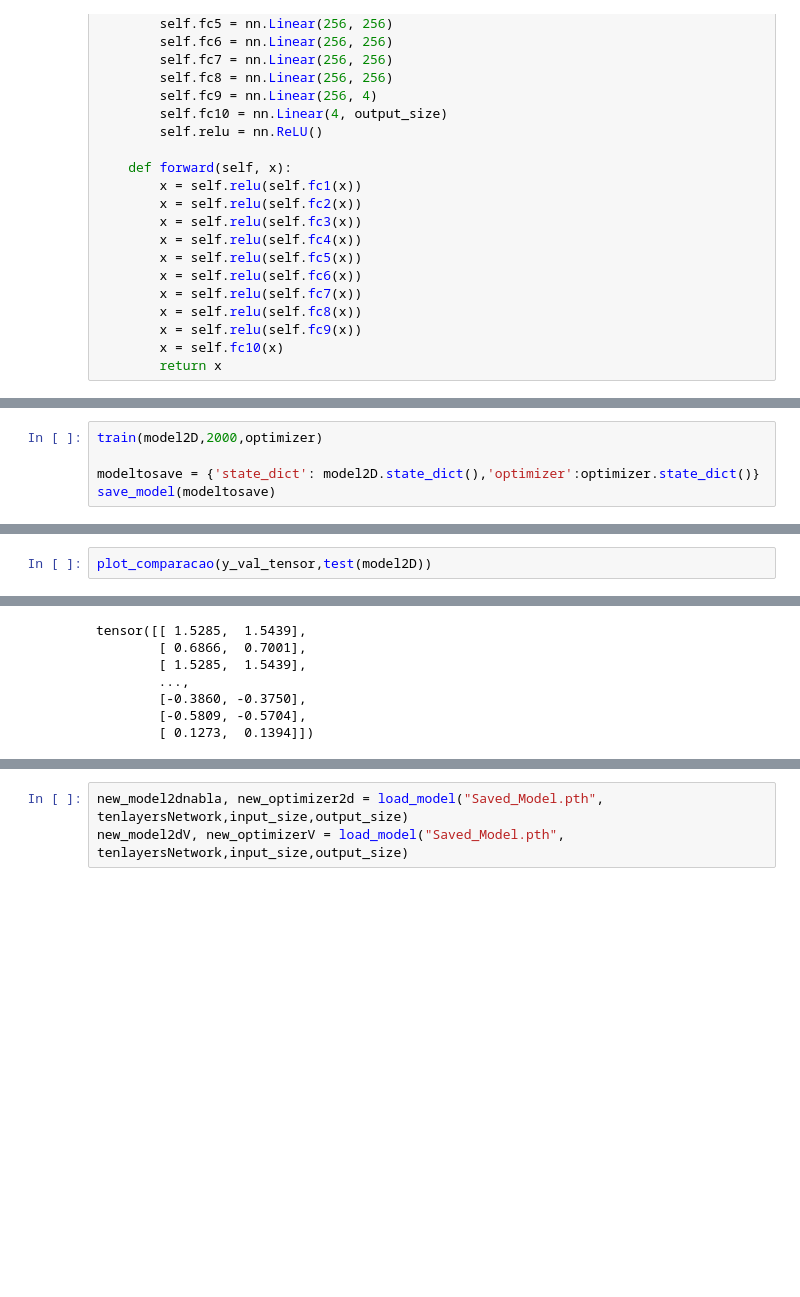
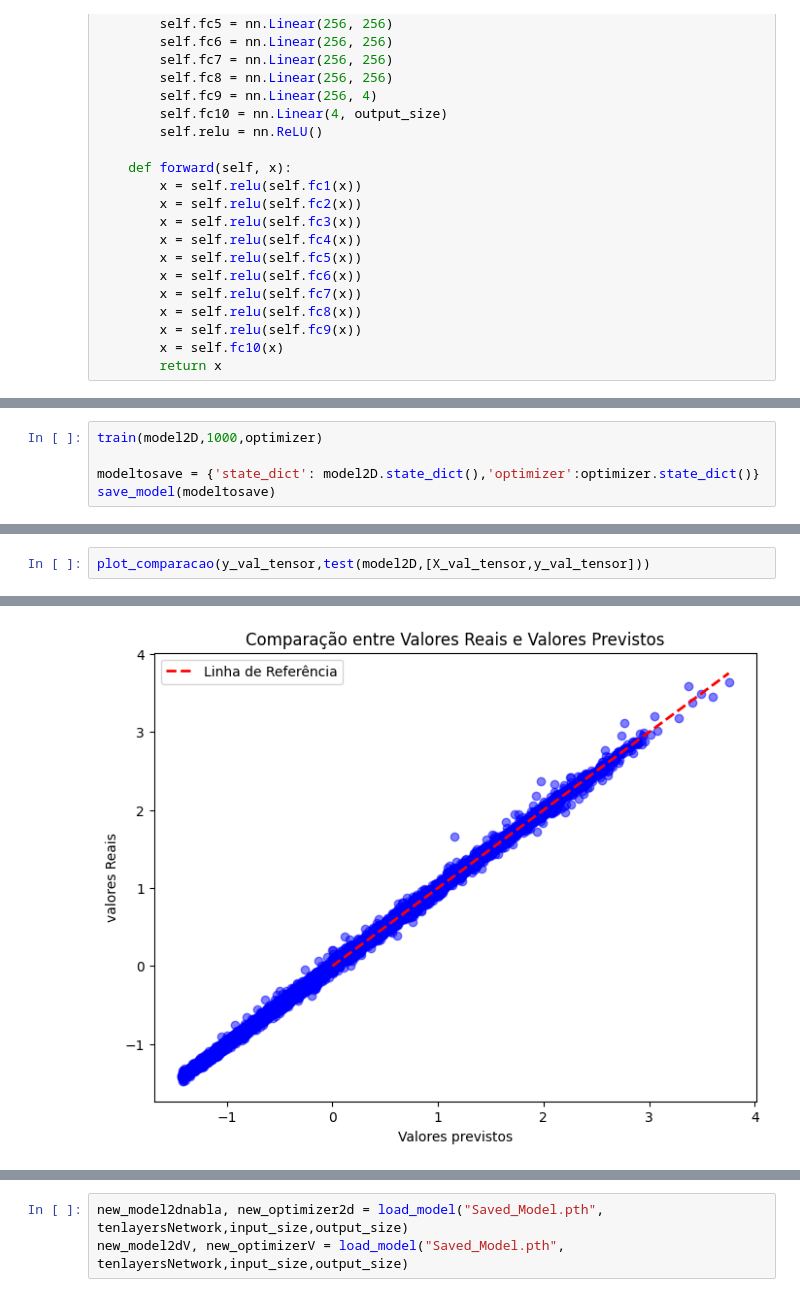
Before and after one commit to LucasChagasMoreira/IC---Federated-learning, a Jupyter notebook: Notebooks and tests/transfer_2D.ipynb, the cells around one changed output, grey strips where cells are left out. Saved outputs shown, nothing was run; the diff lists cells and outputs as text; blank space fills up the shorter version.

```diff
--- a/Notebooks and tests/transfer_2D.ipynb
+++ b/Notebooks and tests/transfer_2D.ipynb
@@ -145,5 +212,5 @@ optimizer = optim.Adam(model2D.parameters(), lr=0.001)
 # %%
-train(model2D,2000,optimizer)
+train(model2D,1000,optimizer)
 
 modeltosave = {'state_dict': model2D.state_dict(),'optimizer':optimizer.state_dict()}
 save_model(modeltosave)
@@ -167,4 +228,4 @@ Epoch [2000/2000], Loss: 0.0689
 salvando modelo...
 # %%
-plot_comparacao(y_val_tensor,test(model2D))
+plot_comparacao(y_val_tensor,test(model2D,[X_val_tensor,y_val_tensor]))
 # %% [output]
@@ -172,7 +233 @@ Test Loss: 0.1676
-tensor([[ 1.5285,  1.5439],
-        [ 0.6866,  0.7001],
-        [ 1.5285,  1.5439],
-        ...,
-        [-0.3860, -0.3750],
-        [-0.5809, -0.5704],
-        [ 0.1273,  0.1394]])
+[figure, added]
```
Also changed, not shown: parts of 13 cells of this notebook, 4 other files.
